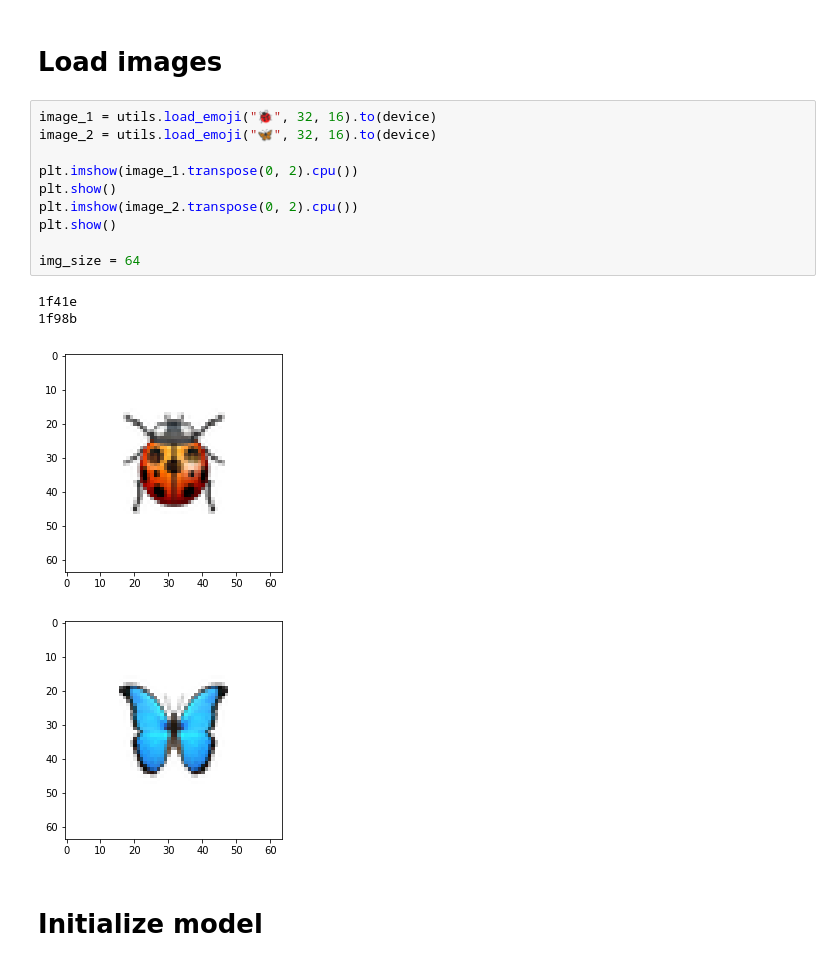
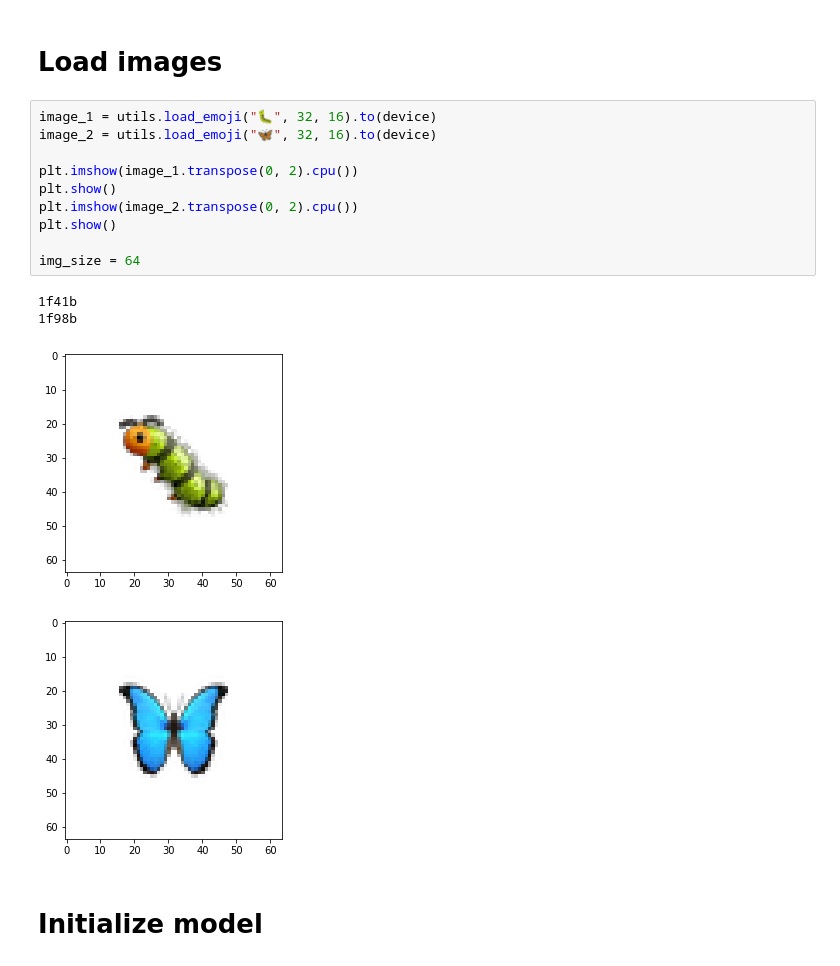
Before and after one commit to kevinhu/neural-automata, a Jupyter notebook: notebooks/2_metamorphosis.ipynb, the cells around one changed output. Saved outputs shown, nothing was run; the diff lists cells and outputs as text.

```diff
--- a/notebooks/2_metamorphosis.ipynb
+++ b/notebooks/2_metamorphosis.ipynb
@@ -27,19 +27,19 @@ device = torch.device("cuda:0" if use_cuda else "cpu")
 # %% [markdown]
 # Load images
 # %%
-image_1 = utils.load_emoji("🐞", 32, 16).to(device)
+image_1 = utils.load_emoji("🐛", 32, 16).to(device)
 image_2 = utils.load_emoji("🦋", 32, 16).to(device)
 
 plt.imshow(image_1.transpose(0, 2).cpu())
 plt.show()
 plt.imshow(image_2.transpose(0, 2).cpu())
 plt.show()
 
 img_size = 64
 # %% [output]
-1f41e
+1f41b
 1f98b
-[figure, old version]
+[figure, new version]
 [figure]
 # %% [markdown]
 # Initialize model
```
Also changed, not shown: parts of 2 cells of this notebook, 11 other files.
